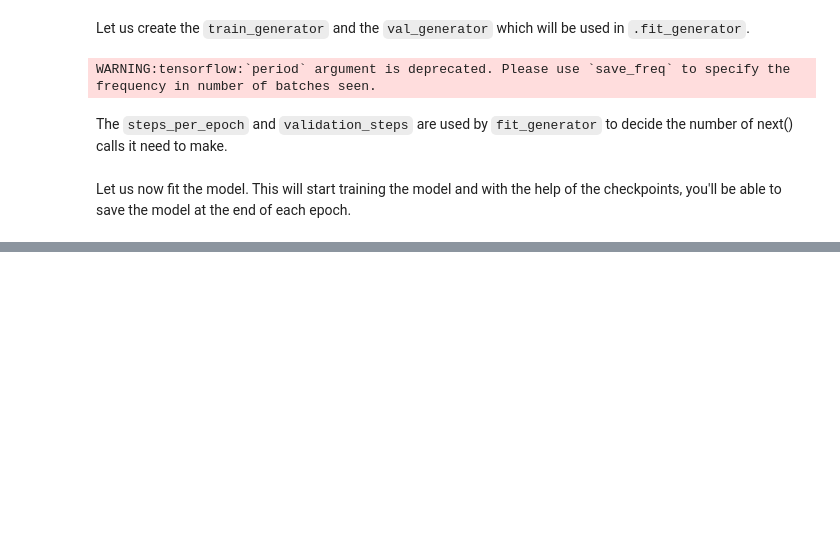
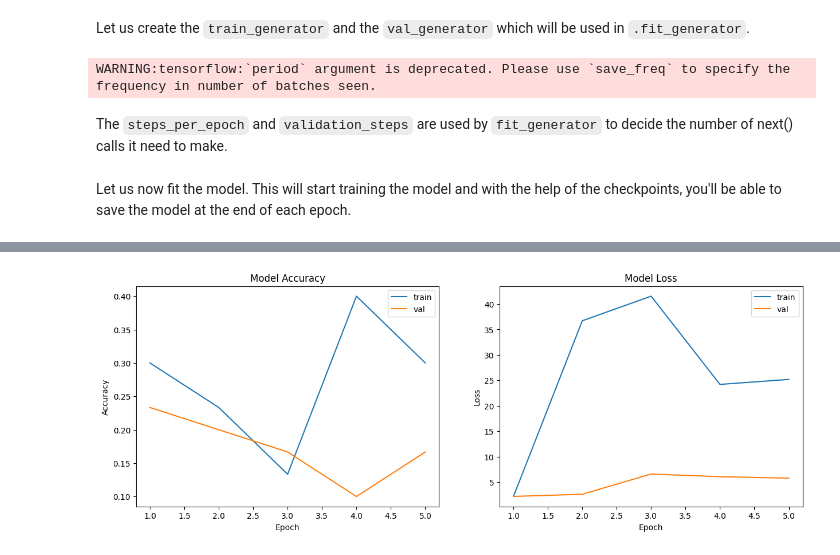
Before and after one commit to kishore-n-george/gesture-recognition, a Jupyter notebook: Neural_Nets_Project_Starter_Code.ipynb, the cells around one changed output, grey strips where cells are left out. Drawn from its saved outputs; the diff is of its cells as text; code cells hidden in the pictures; blank space fills up the shorter version.

```diff
--- a/Neural_Nets_Project_Starter_Code.ipynb
+++ b/Neural_Nets_Project_Starter_Code.ipynb
@@ -55,3 +45,34 @@ def normalize_image(input_image):
+# %%
+# reusable functions
+def resize(input_image,threshold=False):
+   # gray = cv2.cvtColor(input_image,cv2.COLOR_BGR2GRAY)
+   resized = cv2.resize(input_image, dsize=(120, 120), interpolation=cv2.INTER_CUBIC)
+   input_image = img_to_array(resized)
+   return input_image
+
+def normalize_image(input_image):
+   input_image = tf.cast(input_image, tf.float32) / 255.0
+   return input_image
+
+def plot_model_history(model_history):
+    fig, axs = plt.subplots(1,2,figsize=(15,5))
+    # summarize history for accuracy
+    axs[0].plot(range(1,len(model_history.history['accuracy'])+1),model_history.history['accuracy'])
+    axs[0].plot(range(1,len(model_history.history['val_accuracy'])+1),model_history.history['val_accuracy'])
+    axs[0].set_title('Model Accuracy')
+    axs[0].set_ylabel('Accuracy')
+    axs[0].set_xlabel('Epoch')
+    #axs[0].set_xticks(np.arange(1,len(model_history.history['accuracy'])+1),len(model_history.history['accuracy'])/10)
+    axs[0].legend(['train', 'val'], loc='best')
+    # summarize history for loss
+    axs[1].plot(range(1,len(model_history.history['loss'])+1),model_history.history['loss'])
+    axs[1].plot(range(1,len(model_history.history['val_loss'])+1),model_history.history['val_loss'])
+    axs[1].set_title('Model Loss')
+    axs[1].set_ylabel('Loss')
+    axs[1].set_xlabel('Epoch')
+    #axs[1].set_xticks(np.arange(1,len(model_history.history['loss'])+1),len(model_history.history['loss'])/10)
+    axs[1].legend(['train', 'val'], loc='best')
+    plt.show()
 # %%
 train_doc = np.random.permutation(open('./Project_data/train.csv').readlines())
 val_doc = np.random.permutation(open('./Project_data/val.csv').readlines())
@@ -134,10 +148,10 @@ Note here that a video is represented above in the generator as (number of image
 curr_dt_time = datetime.datetime.now()
 train_path = './Project_data/train'
 val_path = './Project_data/val'
-num_train_sequences = 30 #len(train_doc)
+num_train_sequences = 10 #len(train_doc) # modify this to small number while building
 print('# training sequences =', num_train_sequences)
-num_val_sequences = 30 #len(val_doc)
+num_val_sequences = 10 #len(val_doc) # modify this to small number while building
 print('# validation sequences =', num_val_sequences)
-num_epochs = 10 # choose the number of epochs
+num_epochs = 5 # choose the number of epochs # modify this to small number while building
 print ('# epochs =', num_epochs)
 # %% [output]
@@ -199,7 +213,7 @@ model1.add(Dense(5, activation='softmax'))
 Now that you have written the model, the next step is to `compile` the model. When you print the `summary` of the model, you'll see the total number of parameters you have to train.
 # %%
 optimiser = optimizers.Adam(lr=0.001)#write your optimizer
-model1.compile(optimizer=optimiser, loss='categorical_crossentropy', metrics=['categorical_accuracy'])
+model1.compile(optimizer=optimiser, loss='categorical_crossentropy', metrics=['categorical_accuracy','accuracy'])
 print (model1.summary())
 # %% [output]
 Model: "sequential"
@@ -253,9 +267,9 @@ else:
 # %% [markdown]
 Let us now fit the model. This will start training the model and with the help of the checkpoints, you'll be able to save the model at the end of each epoch.
 # %%
-model1.fit_generator(train_generator, steps_per_epoch=steps_per_epoch, epochs=num_epochs, verbose=1,
+history = model1.fit_generator(train_generator, steps_per_epoch=1, epochs=5, verbose=1,
                     callbacks=callbacks_list, validation_data=val_generator,
-                    validation_steps=validation_steps, class_weight=None, workers=1, initial_epoch=0)
+                    validation_steps=validation_steps, class_weight=None, workers=1, initial_epoch=0) # steps_per_epoch=steps_per_epoch, epochs=num_epochs
 # %% [output]
 Source path =  ./Project_data/train ; batch size = 30
 1
@@ -263,0 +291,4 @@ Epoch 1/10
+# %%
+plot_model_history(history)
+# %% [output]
+[figure, added]
```
Also changed, not shown: parts of 5 cells of this notebook.
